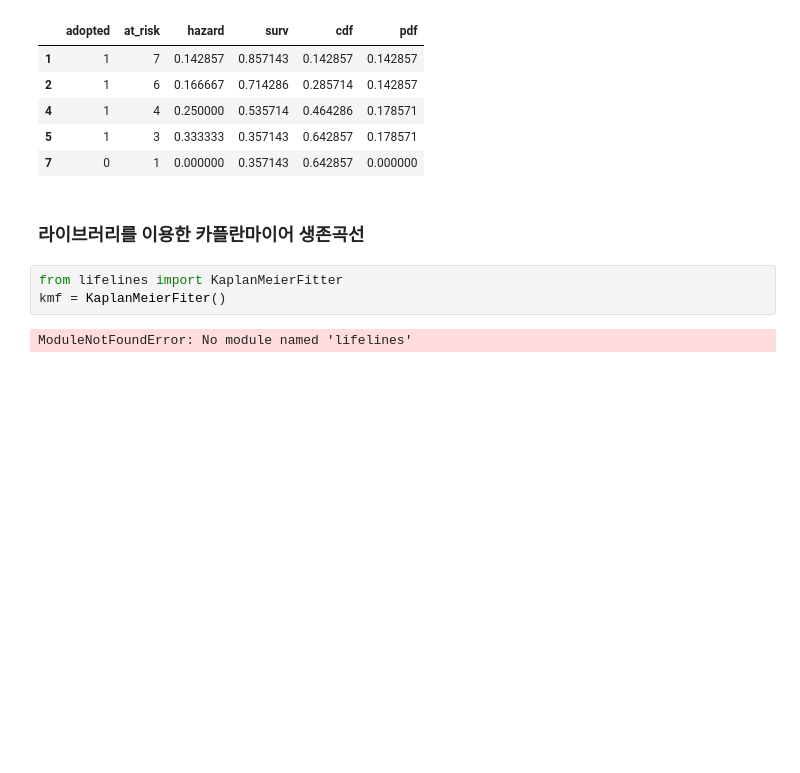
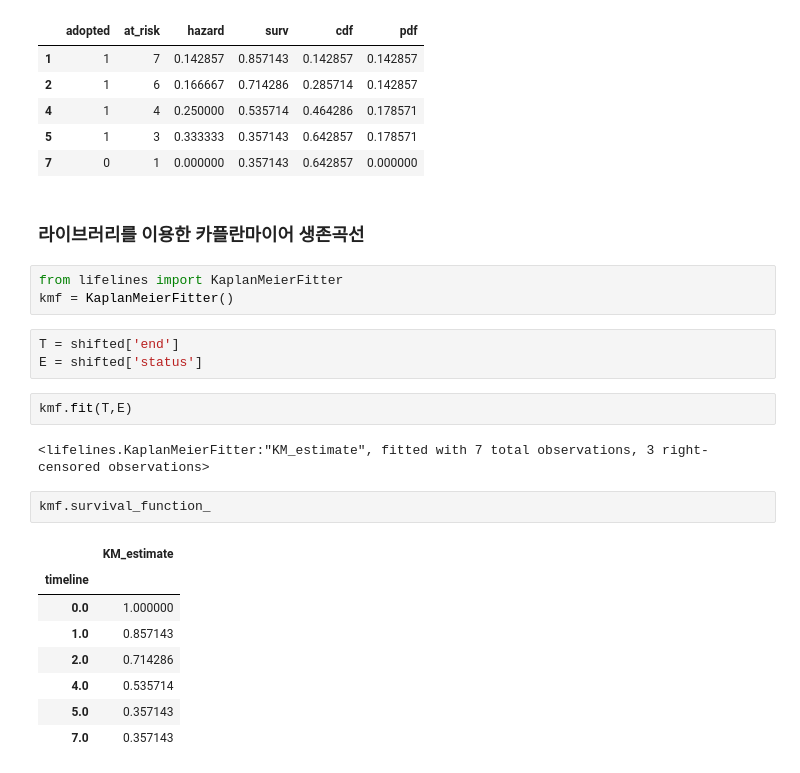
Before and after one commit to skadudd/adDev, a Jupyter notebook: DA_study/ml_basic/survivor_KM.ipynb, the cells around one changed output. Drawn from its saved outputs; the diff is of its cells as text; blank space fills up the shorter version.

```diff
--- a/DA_study/ml_basic/survivor_KM.ipynb
+++ b/DA_study/ml_basic/survivor_KM.ipynb
@@ -207,6 +207,22 @@ df
 ### 라이브러리를 이용한 카플란마이어 생존곡선
 # %%
 from lifelines import KaplanMeierFitter
-kmf = KaplanMeierFiter()
+kmf = KaplanMeierFitter()
-# %% [output]
-ModuleNotFoundError: No module named 'lifelines'
+# %%
+T = shifted['end']
+E = shifted['status']
+# %%
+kmf.fit(T,E)
+# %% [output]
+<lifelines.KaplanMeierFitter:"KM_estimate", fitted with 7 total observations, 3 right-censored observations>
+# %%
+kmf.survival_function_
+# %% [output]
+|  | KM_estimate |
+| timeline |  |
+| 0.0 | 1.000000 |
+| 1.0 | 0.857143 |
+| 2.0 | 0.714286 |
+| 4.0 | 0.535714 |
+| 5.0 | 0.357143 |
+| 7.0 | 0.357143 |
```
Also changed, not shown: parts of 3 cells of this notebook.
